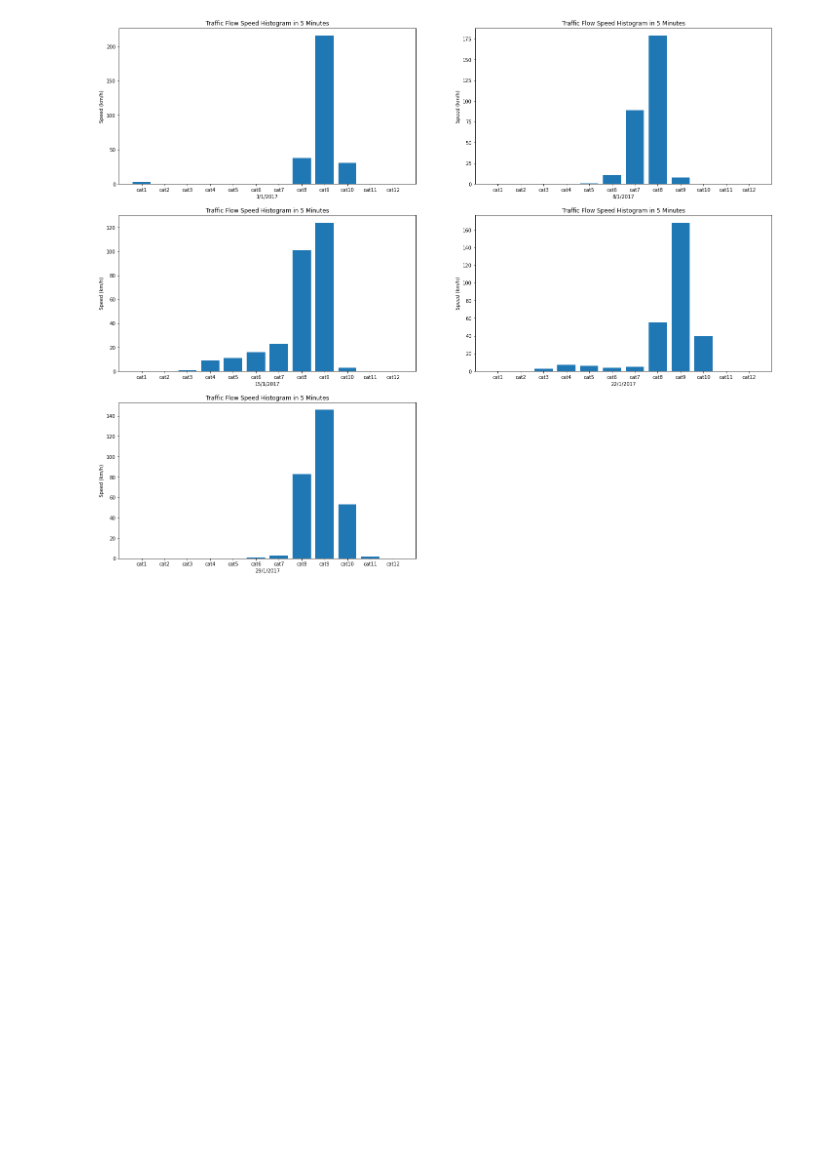
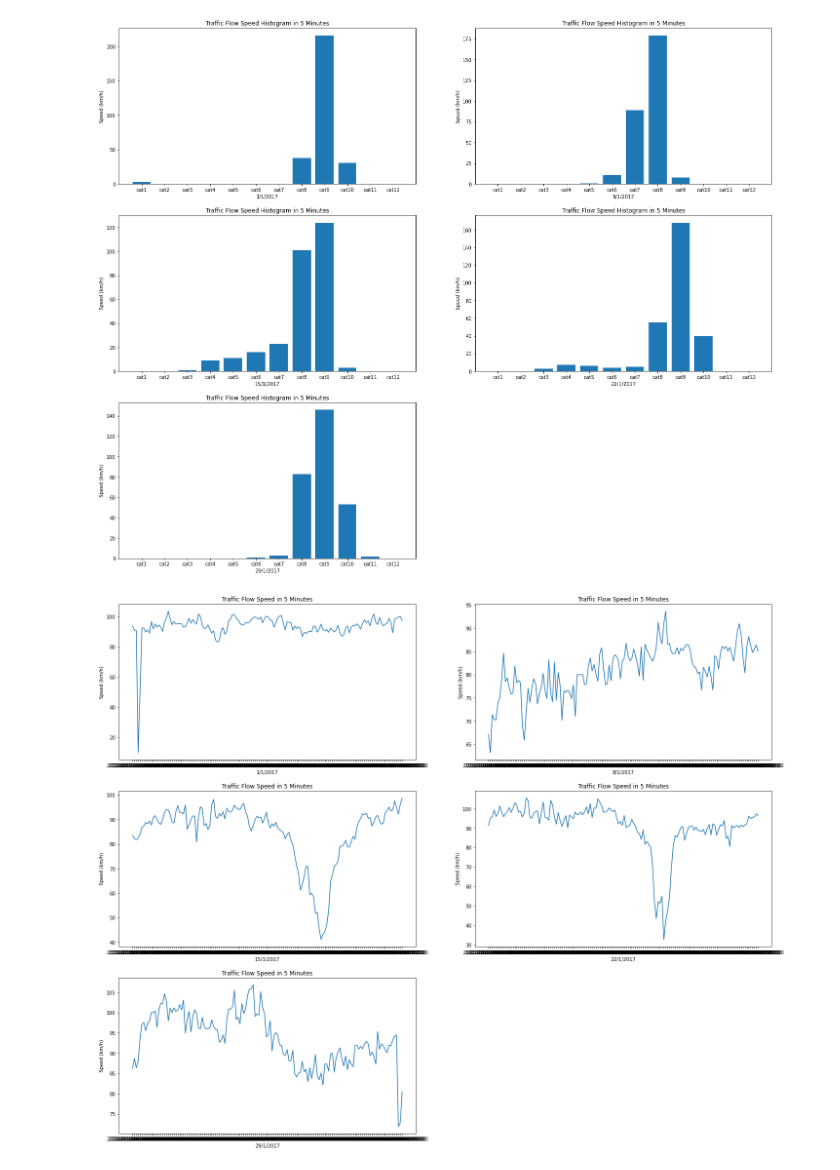
Before and after one commit to u-t-k-a-n/Detection-of-Similar-Points-in-Traffic-Characteristics, a Jupyter notebook: DataVisualization_2017.ipynb, the cells around one changed output. Drawn from its saved outputs; the diff is of its cells as text; code cells hidden in the pictures; blank space fills up the shorter version.

```diff
--- a/DataVisualization_2017.ipynb
+++ b/DataVisualization_2017.ipynb
@@ -126,3 +126,49 @@ show_plotline_5minutes(files[0],1,6)
 show_barplot_5minutes(files[0],1,6)
 # %% [output]
 [figure]
+# %%
+def show_plotline(filename,month,day,minute):
+  """ month: int 1 -> January
+                 12 -> December
+      day: int 0 -> Monday
+               6 -> Sunday
+      minute: int -> 10 to 24*60
+  """
+  df = pd.read_csv(filename)
+  size = (24 * 60) // 5
+  minute_range = minute // 5
+  plt.figure(figsize=(24,20))
+  graph = pd.DataFrame(columns=["i","day","month","year"])
+  index = 1
+
+  for i in range(0,len(df),size):
+    date = df.iloc[i]["time"]
+    year = int(date[:4])
+    month_ = int(date[5:7])
+    day_ = int(date[8:10])
+
+
+    if month == month_ and day == calendar.weekday(year,month_,day_):
+      index += 1
+      graph.loc[date] = [i,day_,month_,year]
+
+
+  for j in range(1,index):
+    new_df = pd.DataFrame(columns=["time","speed"])
+
+    for k in range(0,size,minute_range):
+      new_df.loc[k//minute_range] = [
+                                     df.iloc[graph.iloc[j-1]["i"]+k]["time"],
+                                     df.iloc[graph.iloc[j-1]["i"]+k:graph.iloc[j-1]["i"]+minute_range+k]["speed"].mean()
+                                     ]
+
+
+
+    plt.subplot(3,2,j,title="Traffic Flow Speed in 5 Minutes",
+                  xlabel="{}/{}/{}".format(graph.iloc[j-1]["day"],graph.iloc[j-1]["month"],graph.iloc[j-1]["year"]),
+                  ylabel="Speed (km/h)")
+    plt.plot(new_df["time"],new_df["speed"])
+# %%
+show_plotline(files[0],1,6,10)
+# %% [output]
+[figure, added]
```
